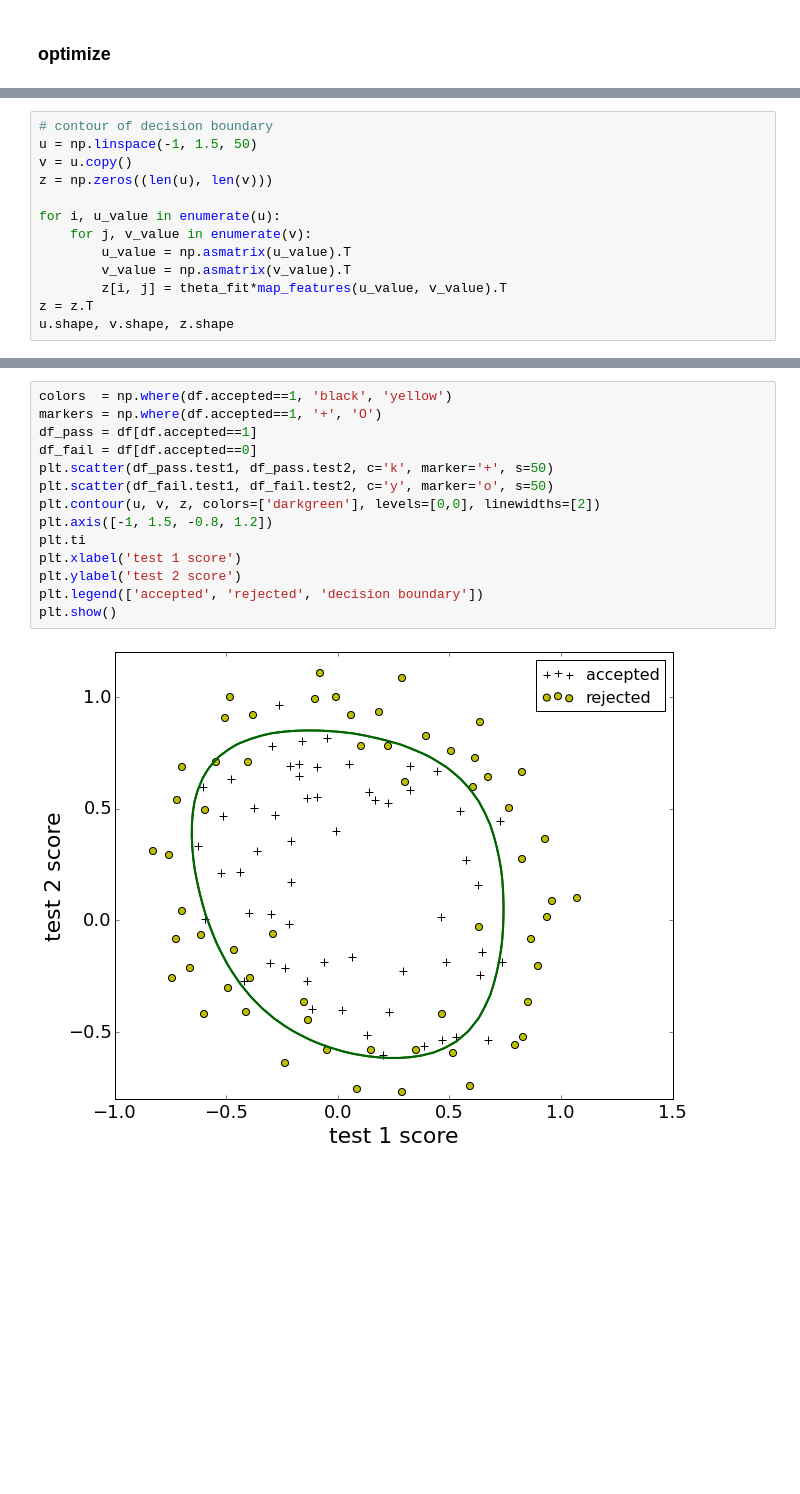
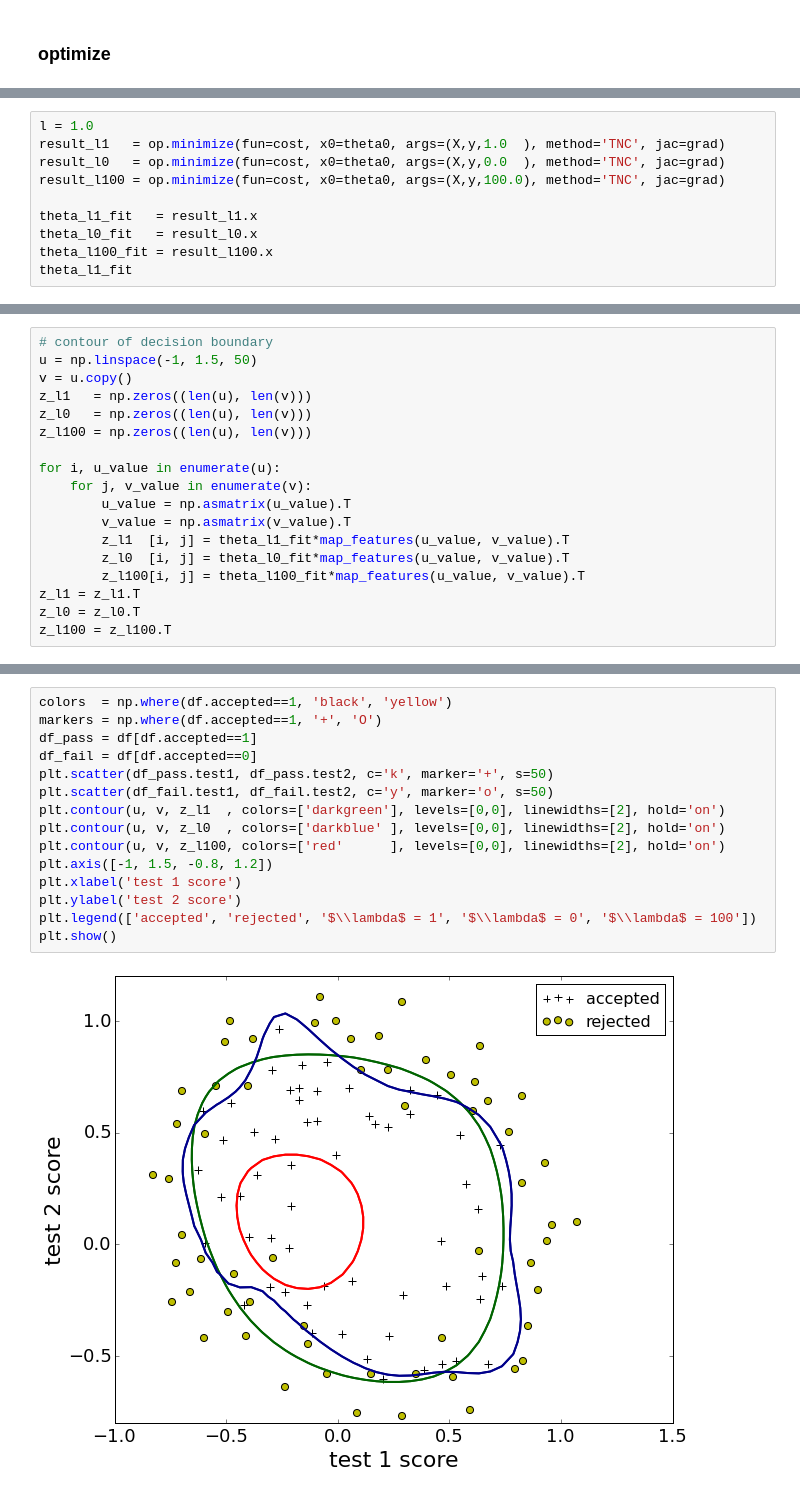
Before and after one commit to nakicam/DataScienceTraining, a Jupyter notebook: courses/coursera_ml008/week3/hw2_logistic_regression.ipynb, the cells around one changed output, grey strips where cells are left out. Cells and saved outputs as stored; diff of their text form; blank space fills up the shorter version.

```diff
--- a/courses/coursera_ml008/week3/hw2_logistic_regression.ipynb
+++ b/courses/coursera_ml008/week3/hw2_logistic_regression.ipynb
@@ -448,0 +439,10 @@ array([ 1.2742,  1.1859,  0.6248, -1.4132, -0.9171, -2.0217, -0.1807,
+# %%
+l = 1.0
+result_l1   = op.minimize(fun=cost, x0=theta0, args=(X,y,1.0  ), method='TNC', jac=grad)
+result_l0   = op.minimize(fun=cost, x0=theta0, args=(X,y,0.0  ), method='TNC', jac=grad)
+result_l100 = op.minimize(fun=cost, x0=theta0, args=(X,y,100.0), method='TNC', jac=grad)
+
+theta_l1_fit   = result_l1.x
+theta_l0_fit   = result_l0.x
+theta_l100_fit = result_l100.x
+theta_l1_fit
@@ -450,12 +455,17 @@ array([ 1.2742,  1.1859,  0.6248, -1.4132, -0.9171, -2.0217, -0.1807,
 # contour of decision boundary
 u = np.linspace(-1, 1.5, 50)
 v = u.copy()
-z = np.zeros((len(u), len(v)))
+z_l1   = np.zeros((len(u), len(v)))
+z_l0   = np.zeros((len(u), len(v)))
+z_l100 = np.zeros((len(u), len(v)))
 
 for i, u_value in enumerate(u):
     for j, v_value in enumerate(v):
         u_value = np.asmatrix(u_value).T
         v_value = np.asmatrix(v_value).T
-        z[i, j] = theta_fit*map_features(u_value, v_value).T
-z = z.T
-u.shape, v.shape, z.shape
+        z_l1  [i, j] = theta_l1_fit*map_features(u_value, v_value).T
+        z_l0  [i, j] = theta_l0_fit*map_features(u_value, v_value).T
+        z_l100[i, j] = theta_l100_fit*map_features(u_value, v_value).T
+z_l1 = z_l1.T
+z_l0 = z_l0.T
+z_l100 = z_l100.T
@@ -464,16 +472,17 @@ u.shape, v.shape, z.shape
 # %%
 colors  = np.where(df.accepted==1, 'black', 'yellow')
 markers = np.where(df.accepted==1, '+', 'O')
 df_pass = df[df.accepted==1]
 df_fail = df[df.accepted==0]
 plt.scatter(df_pass.test1, df_pass.test2, c='k', marker='+', s=50)
 plt.scatter(df_fail.test1, df_fail.test2, c='y', marker='o', s=50)
-plt.contour(u, v, z, colors=['darkgreen'], levels=[0,0], linewidths=[2])
+plt.contour(u, v, z_l1  , colors=['darkgreen'], levels=[0,0], linewidths=[2], hold='on')
+plt.contour(u, v, z_l0  , colors=['darkblue' ], levels=[0,0], linewidths=[2], hold='on')
+plt.contour(u, v, z_l100, colors=['red'      ], levels=[0,0], linewidths=[2], hold='on')
 plt.axis([-1, 1.5, -0.8, 1.2])
-plt.ti
 plt.xlabel('test 1 score')
 plt.ylabel('test 2 score')
-plt.legend(['accepted', 'rejected', 'decision boundary'])
+plt.legend(['accepted', 'rejected', '$\\lambda$ = 1', '$\\lambda$ = 0', '$\\lambda$ = 100'])
 plt.show()
 # %% [output]
-[figure, old version]
+[figure, new version]
```
Also changed, not shown: parts of 4 cells of this notebook.
